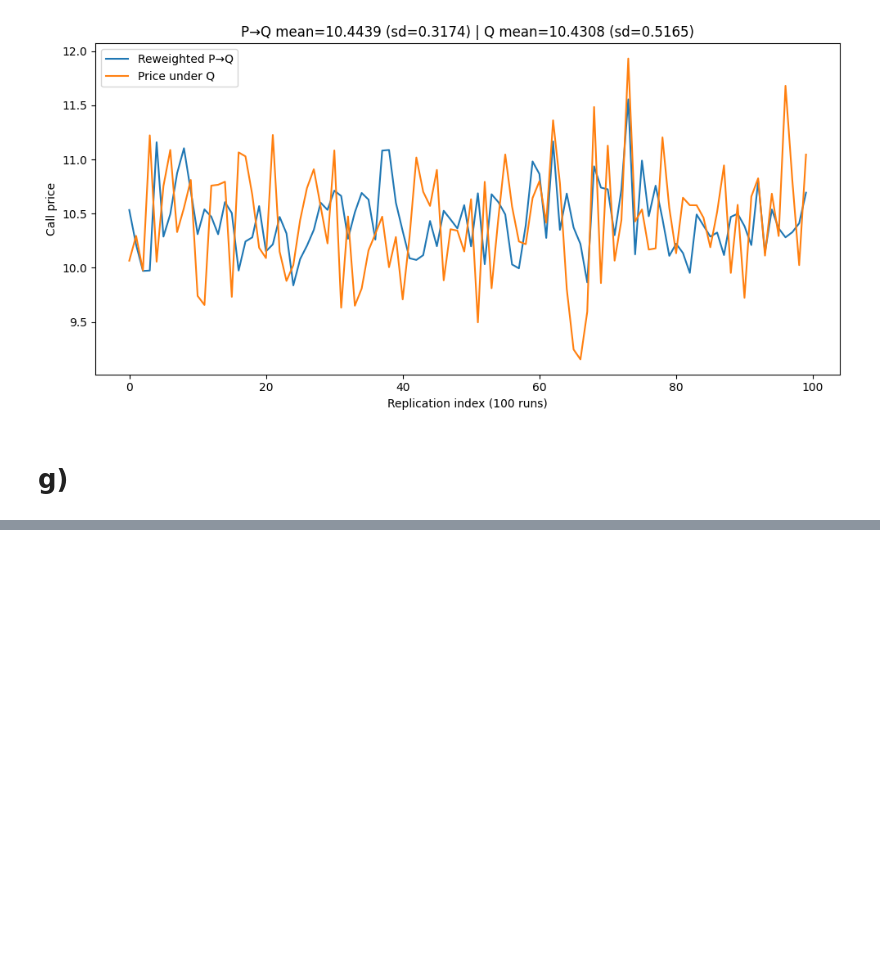
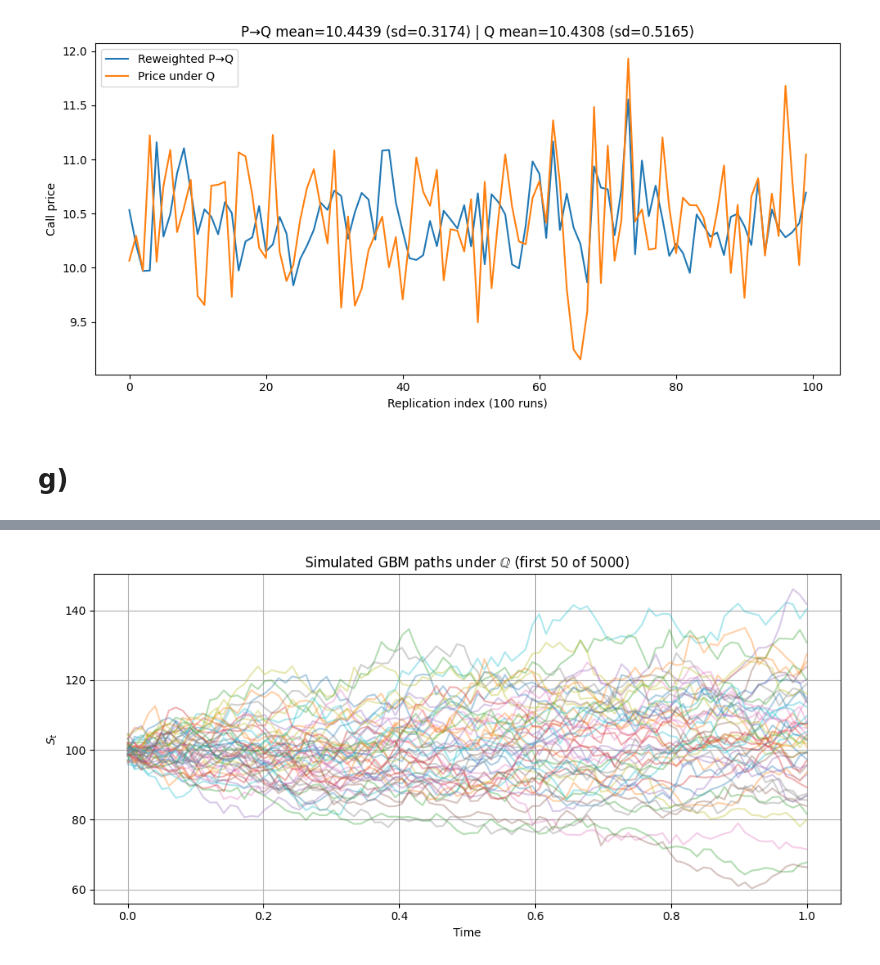
Before and after one commit to SebastianApelgren/financial-der, a Jupyter notebook: assignment.ipynb, the cells around one changed output, grey strips where cells are left out. Cells and saved outputs as stored; diff of their text form; code cells hidden in the pictures; blank space fills up the shorter version.

```diff
--- a/assignment.ipynb
+++ b/assignment.ipynb
@@ -89,10 +89,10 @@ def plotter(t, exact_paths, euler_paths):
 
 
 
-for i in range(M):
+for m in range(M):
   dW, W = generate_brownian_motion(T,N)
-  exact_paths[i] = S0 * np.exp((mu - 0.5 * sigma**2) * t + sigma * W)
-  euler_paths[i] = euler_maruyama_gbm(S0, mu, sigma, dt, dW)
+  exact_paths[m] = S0 * np.exp((mu - 0.5 * sigma**2) * t + sigma * W)
+  euler_paths[m] = euler_maruyama_gbm(S0, mu, sigma, dt, dW)
 
 plotter(t, exact_paths, euler_paths)
 # %% [output]
@@ -138,10 +138,10 @@ euler_paths = np.zeros((M, N + 1))
 
 number_of_bins = 100
 
-for i in range(M):
+for m in range(M):
   dW, W = generate_brownian_motion(T,N)
-  exact_paths[i] = S0 * np.exp((mu - 0.5 * sigma**2) * t + sigma * W)
-  euler_paths[i] = euler_maruyama_gbm(S0, mu, sigma, dt, dW)
+  exact_paths[m] = S0 * np.exp((mu - 0.5 * sigma**2) * t + sigma * W)
+  euler_paths[m] = euler_maruyama_gbm(S0, mu, sigma, dt, dW)
 
 
 def plot_terminal_distributions(exact_paths, euler_paths, number_of_bins=30):
@@ -437,0 +440,15 @@ Direct under Q: mean=10.430807, std=0.516468
+# %%
+# Parameters for the entire assignment
+S0 = 100
+sigma = 0.2
+mu = 0.10
+T = 1 # time in years
+r = 0.05 # risk-free interest rate
+K = 100 # strke price of options at-the-money
+M = 5000 # number of paths
+N = 100 # number of time steps
+
+t = np.linspace(0, T, N)
+t = t[:, None]
+
+rng = np.random.default_rng(4)
@@ -437,0 +512,18 @@ Direct under Q: mean=10.430807, std=0.516468
+# %%
+# Plot a subset of simulated paths under Q
+
+def plot_simulated_paths(paths, t, num_paths=50, alpha=0.35):
+    num_paths = min(paths.shape[1], num_paths)
+    plt.figure(figsize=(10, 5))
+    for j in range(num_paths):
+        plt.plot(t.ravel(), paths[:, j], alpha=alpha)
+    plt.xlabel("Time")
+    plt.ylabel("$S_t$")
+    plt.title(f"Simulated GBM paths under $\mathbb{{Q}}$ (first {num_paths} of {paths.shape[1]})")
+    plt.grid(True)
+    plt.tight_layout()
+    plt.show()
+
+plot_simulated_paths(paths, t, num_paths=50)
+# %% [output]
+[figure, added]
```
Also changed, not shown: parts of 6 cells of this notebook.
